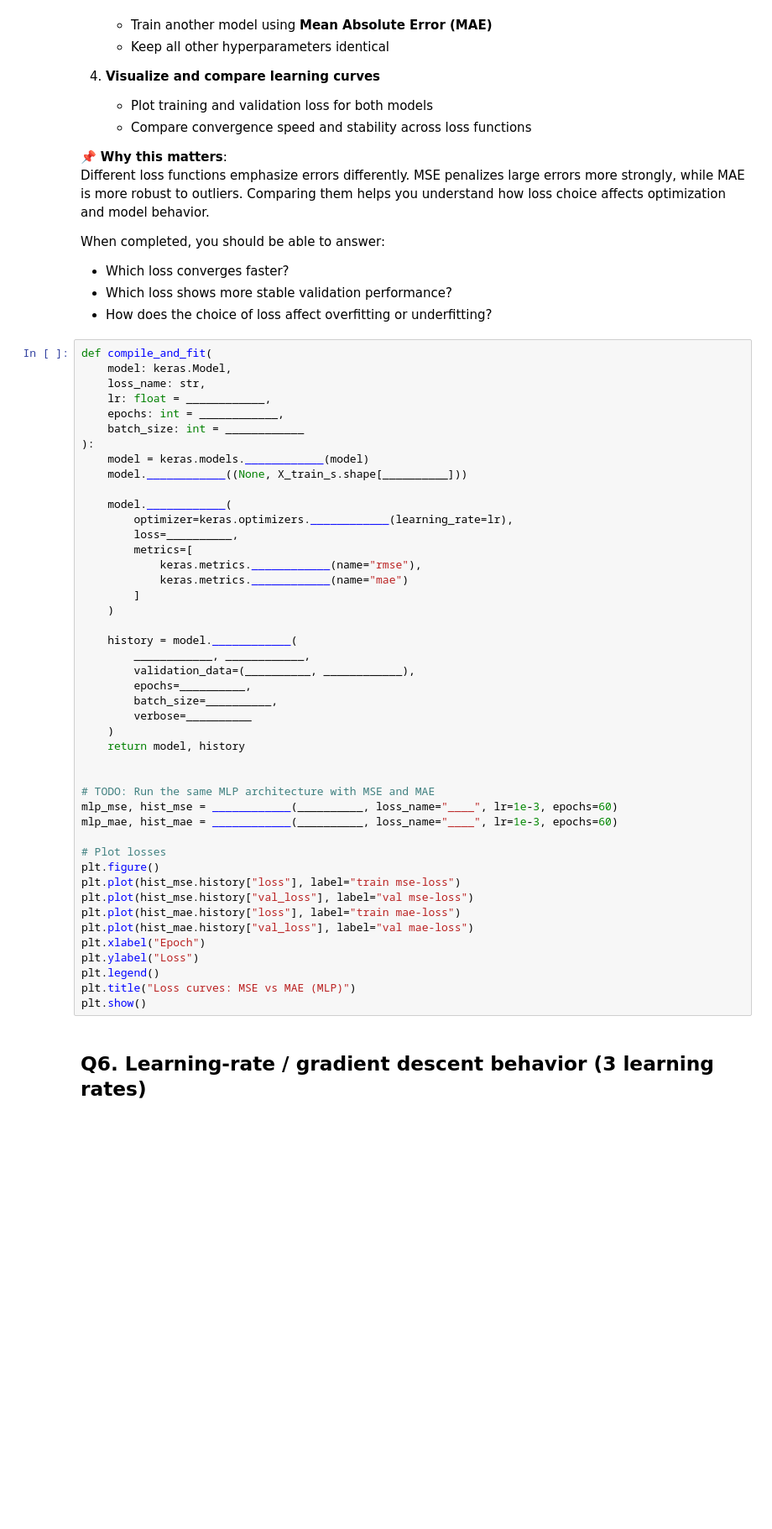
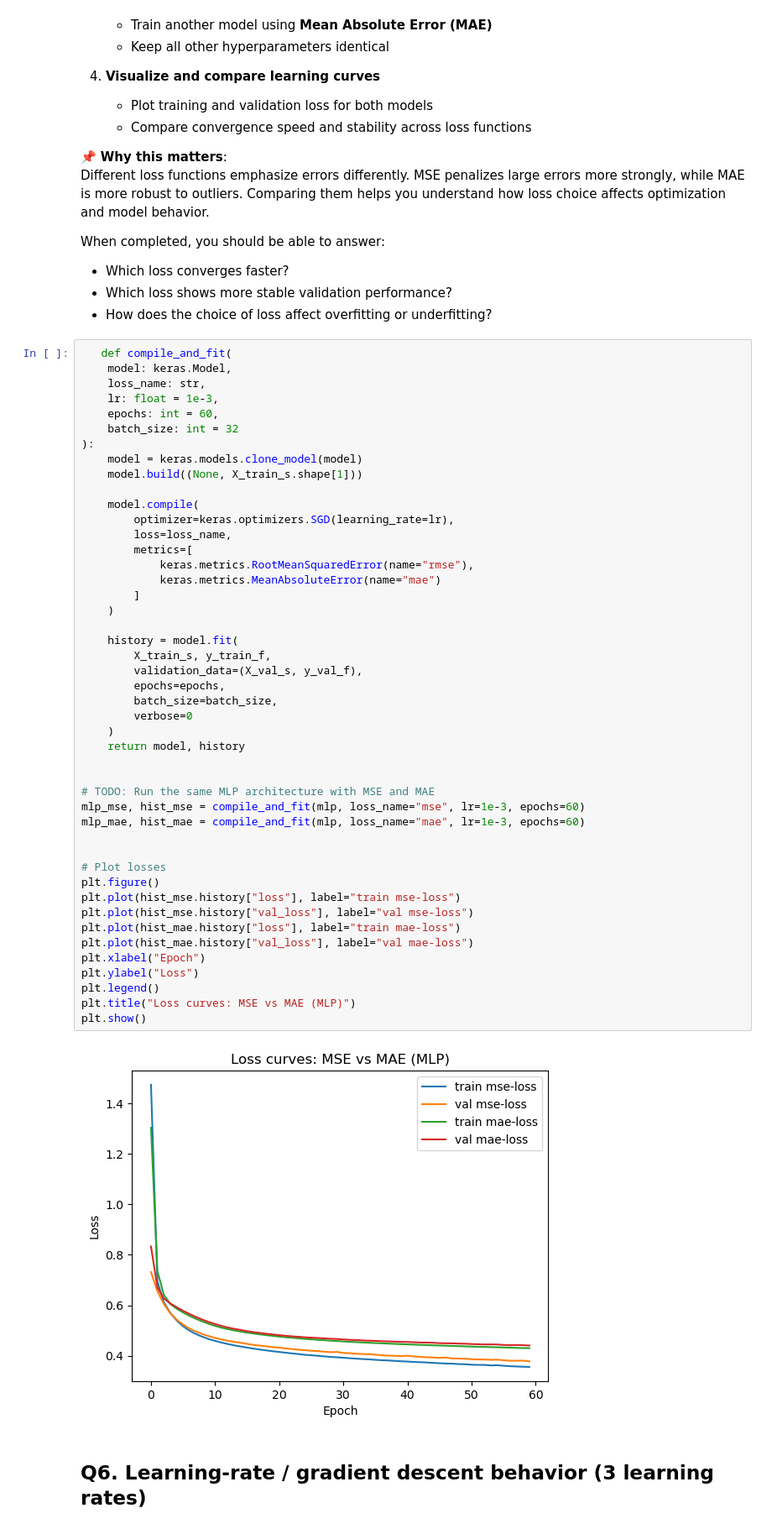
Before and after one commit to SabinaLucy/Machine-Learning_EE5841, a Jupyter notebook: a1.ipynb, the cells around one changed output. Shown at 84% size. Cells and saved outputs as stored; diff of their text form; blank space fills up the shorter version.

```diff
--- a/a1.ipynb
+++ b/a1.ipynb
@@ -277,50 +277,53 @@ When completed, you should be able to answer:
 - Which loss shows more stable validation performance?
 - How does the choice of loss affect overfitting or underfitting?
 # %%
-def compile_and_fit(
+   def compile_and_fit(
     model: keras.Model,
     loss_name: str,
-    lr: float = ____________,
-    epochs: int = ____________,
-    batch_size: int = ____________
+    lr: float = 1e-3,
+    epochs: int = 60,
+    batch_size: int = 32
 ):
-    model = keras.models.____________(model)
-    model.____________((None, X_train_s.shape[__________]))
+    model = keras.models.clone_model(model)
+    model.build((None, X_train_s.shape[1]))
 
-    model.____________(
-        optimizer=keras.optimizers.____________(learning_rate=lr),
-        loss=__________,
+    model.compile(
+        optimizer=keras.optimizers.SGD(learning_rate=lr),
+        loss=loss_name,
         metrics=[
-            keras.metrics.____________(name="rmse"),
-            keras.metrics.____________(name="mae")
+            keras.metrics.RootMeanSquaredError(name="rmse"),
+            keras.metrics.MeanAbsoluteError(name="mae")
         ]
     )
 
-    history = model.____________(
-        ____________, ____________,
-        validation_data=(__________, ____________),
-        epochs=__________,
-        batch_size=__________,
-        verbose=__________
+    history = model.fit(
+        X_train_s, y_train_f,
+        validation_data=(X_val_s, y_val_f),
+        epochs=epochs,
+        batch_size=batch_size,
+        verbose=0
     )
     return model, history
 
 
 # TODO: Run the same MLP architecture with MSE and MAE
-mlp_mse, hist_mse = ____________(__________, loss_name="____", lr=1e-3, epochs=60)
-mlp_mae, hist_mae = ____________(__________, loss_name="____", lr=1e-3, epochs=60)
+mlp_mse, hist_mse = compile_and_fit(mlp, loss_name="mse", lr=1e-3, epochs=60)
+mlp_mae, hist_mae = compile_and_fit(mlp, loss_name="mae", lr=1e-3, epochs=60)
+
 
 # Plot losses
 plt.figure()
 plt.plot(hist_mse.history["loss"], label="train mse-loss")
 plt.plot(hist_mse.history["val_loss"], label="val mse-loss")
 plt.plot(hist_mae.history["loss"], label="train mae-loss")
 plt.plot(hist_mae.history["val_loss"], label="val mae-loss")
 plt.xlabel("Epoch")
 plt.ylabel("Loss")
 plt.legend()
 plt.title("Loss curves: MSE vs MAE (MLP)")
 plt.show()
+# %% [output]
+[figure, added]
 # %% [markdown]
 ## Q6. Learning-rate / gradient descent behavior (3 learning rates)
 # %% [markdown]
```
Also changed, not shown: parts of 3 cells of this notebook.
